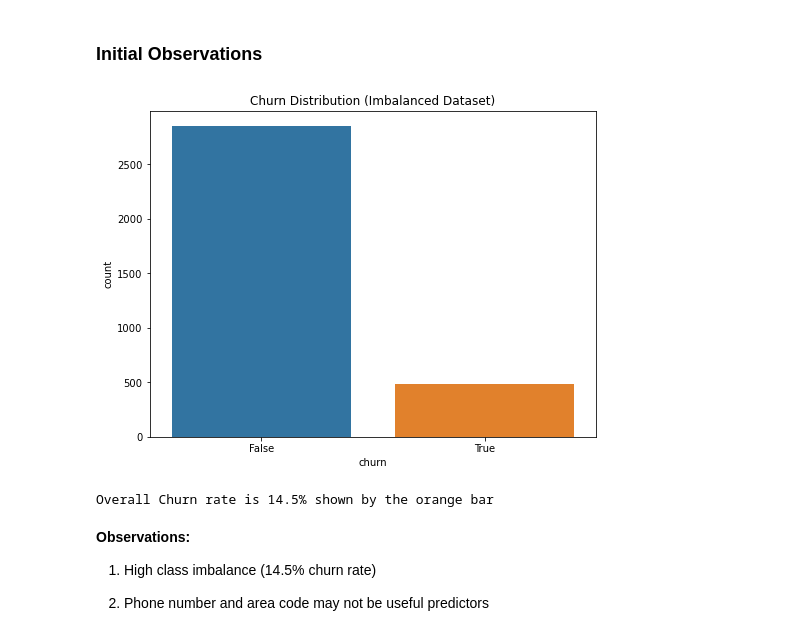
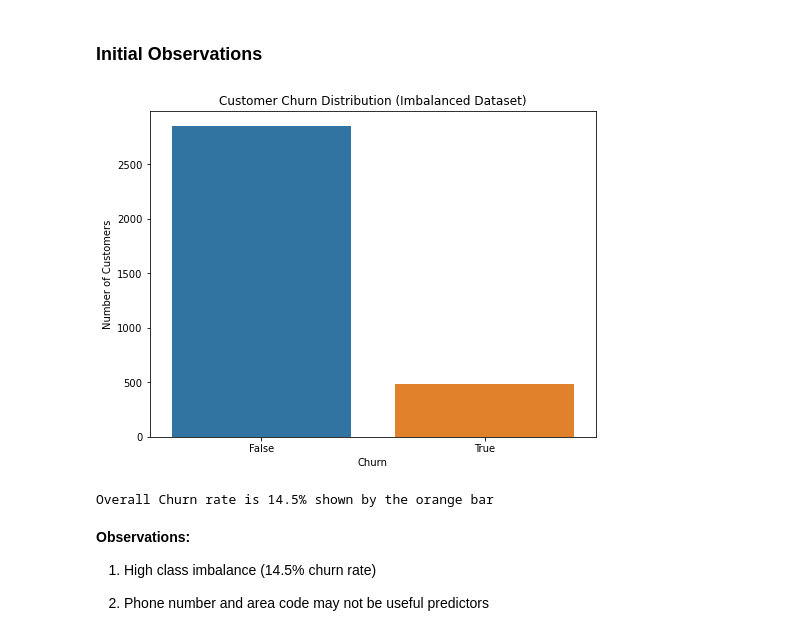
Before and after one commit to KweyuV/Customer-Churn-Prediction, a Jupyter notebook: Customer-Churn-Prediction.ipynb, the cells around one changed output. Drawn from its saved outputs; the diff is of its cells as text; code cells hidden in the pictures.

```diff
--- a/Customer-Churn-Prediction.ipynb
+++ b/Customer-Churn-Prediction.ipynb
@@ -176,13 +176,16 @@ There are no missing values in the data as well.
 # %%
 # Target distribution (Churn column)
 plt.figure(figsize=(8,6))
 sns.countplot(x='churn', data=df)
-plt.title('Churn Distribution (Imbalanced Dataset)')
+plt.title('Customer Churn Distribution (Imbalanced Dataset)')
+plt.xlabel('Churn')
+plt.ylabel('Number of Customers')
+plt.savefig('images/churn_distribution.png')
 plt.show()
 
 print(f"Overall Churn rate is {df.churn.mean():.1%} shown by the orange bar")
 # %% [output]
-[figure, old version]
+[figure, new version]
 Overall Churn rate is 14.5% shown by the orange bar
 # %% [markdown]
 **Observations:**
```
Also changed, not shown: parts of 9 cells of this notebook.
